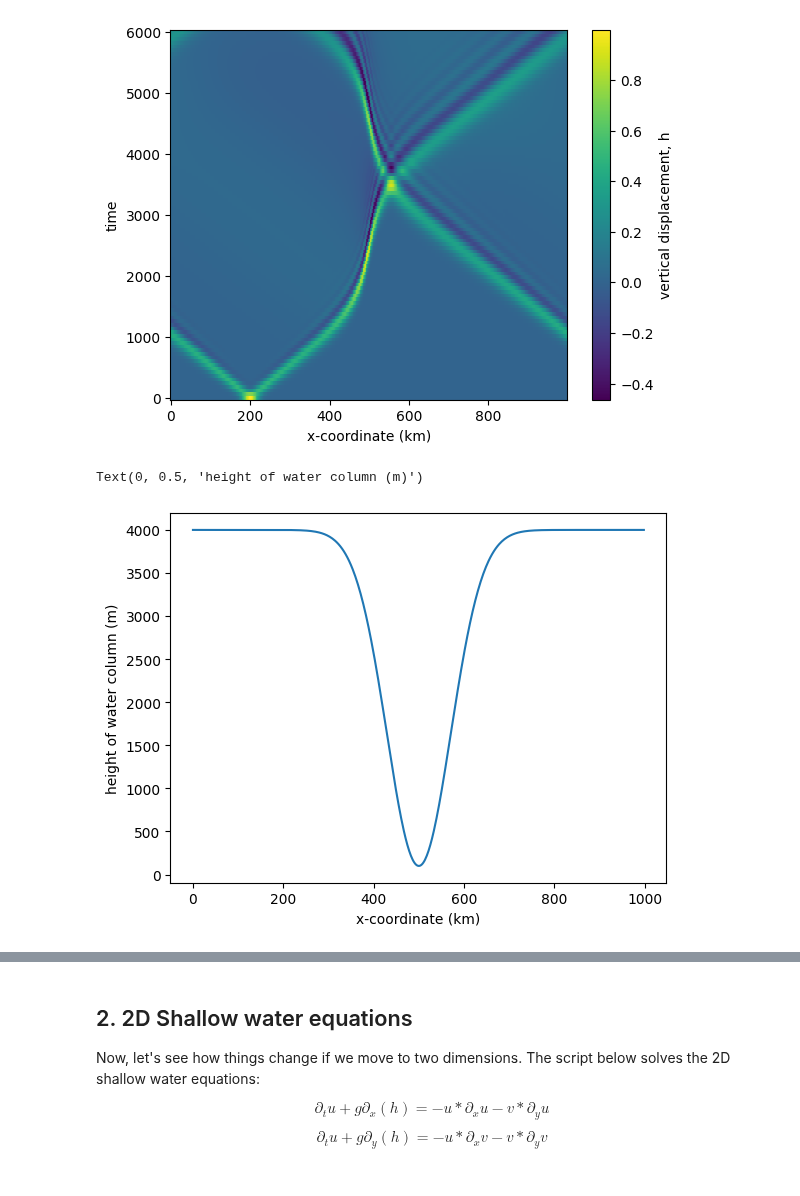
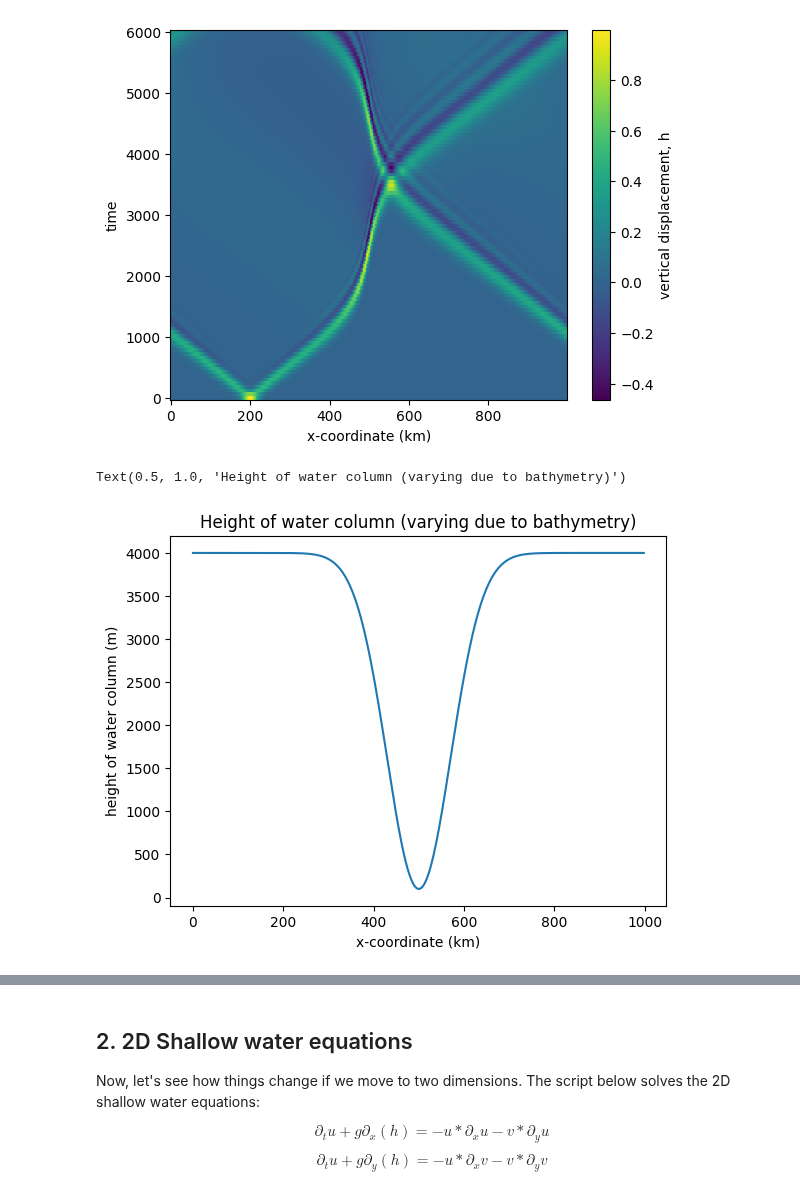
Before and after one commit to sjg230/QCES_LNM, a Jupyter notebook: Project3_tsunami.ipynb, the cells around one changed output, grey strips where cells are left out. Drawn from its saved outputs; the diff is of its cells as text; code cells hidden in the pictures.

```diff
--- a/Project3_tsunami.ipynb
+++ b/Project3_tsunami.ipynb
@@ -286,12 +302,13 @@ plt.colorbar(label="vertical displacement, h", ax=ax)
 # %%
 # Plot height of water column (which varies according to bottom bathymetry)
 fig, ax = plt.subplots()
 plt.plot(x/1000, H['g'])
 ax.set_xlabel("x-coordinate (km)")
 ax.set_ylabel("height of water column (m)")
+ax.set_title("Height of water column (varying due to bathymetry)")
 # %% [output]
-Text(0, 0.5, 'height of water column (m)')
+Text(0.5, 1.0, 'Height of water column (varying due to bathymetry)')
-[figure, old version]
+[figure, new version]
 # %%
 fig, ax = plt.subplots()
 ax.plot(x/1000, np.sqrt(g*H['g']))
```
Also changed, not shown: parts of 10 cells of this notebook.
